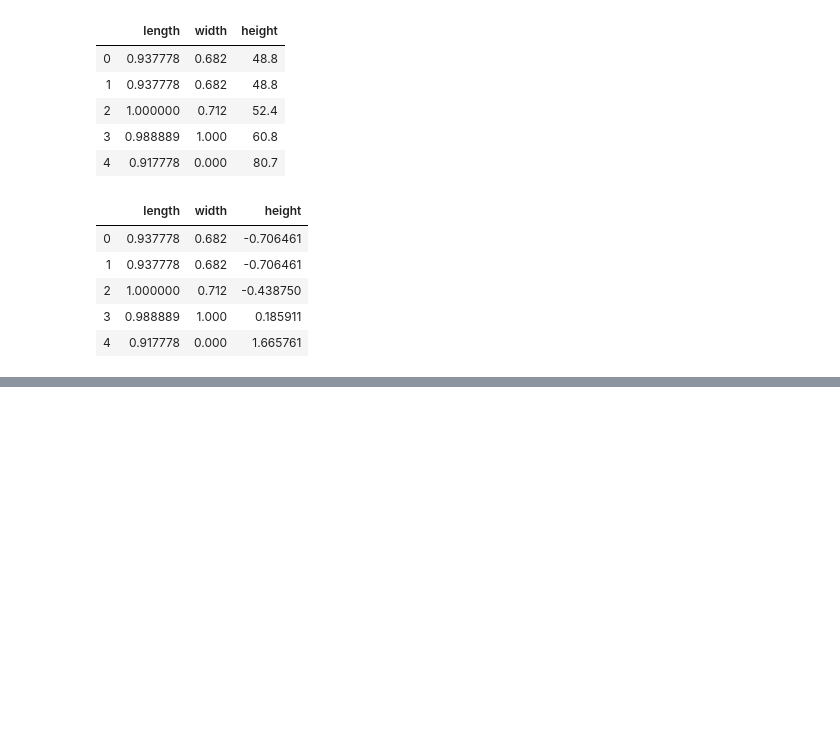
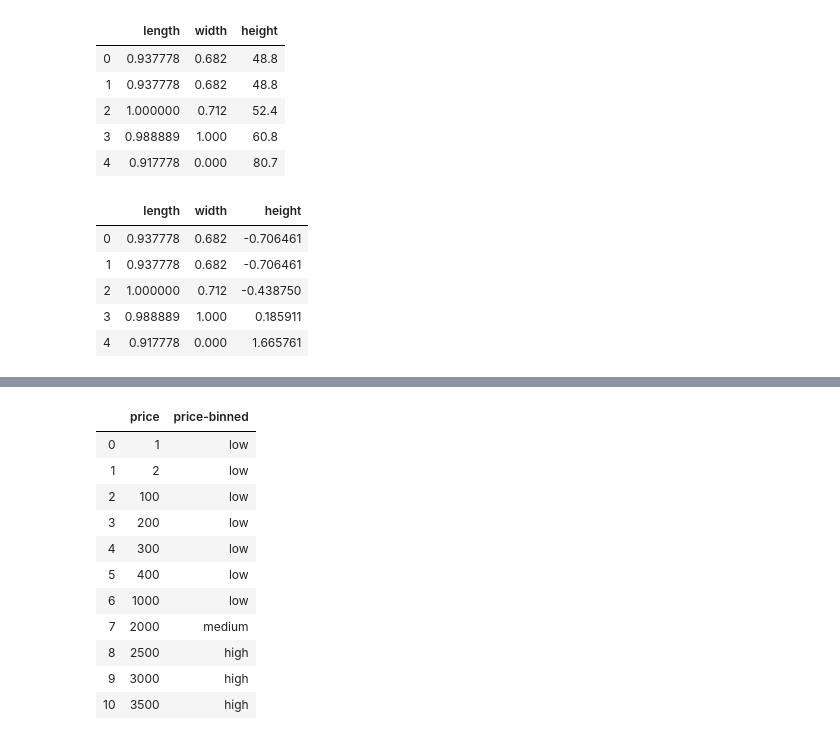
Before and after one commit to hahafael/IBM-s_data_science_course, a Jupyter notebook: Module 2 - Data Wrangling.ipynb, the cells around one changed output, grey strips where cells are left out. Saved outputs shown, nothing was run; the diff lists cells and outputs as text; code cells hidden in the pictures; blank space fills up the shorter version.

```diff
--- a/Module 2 - Data Wrangling.ipynb
+++ b/Module 2 - Data Wrangling.ipynb
@@ -277,0 +296,30 @@ norm_df
+# %%
+#Sometimes it can be useful to group a similiar range of numbers into a"bin",
+#and give a name to it. To do that, we do:
+
+
+bins = np.linspace(min(price["price"]), max(price["price"]),4)
+bins #generate 3 bins (or 3 groups, divisions...)
+
+bins_names = ["low", "medium", "high"]
+
+price["price-binned"] = pd.cut(price["price"], bins, labels = bins_names, include_lowest = True)
+
+'''From docs: Use cut when you need to segment and
+sort data values into bins. This function is also useful
+for going from a continuous variable to a categorical variable. '''
+
+price
+# %% [output]
+|  | price | price-binned |
+| 0 | 1 | low |
+| 1 | 2 | low |
+| 2 | 100 | low |
+| 3 | 200 | low |
+| 4 | 300 | low |
+| 5 | 400 | low |
+| 6 | 1000 | low |
+| 7 | 2000 | medium |
+| 8 | 2500 | high |
+| 9 | 3000 | high |
+| 10 | 3500 | high |
```
Also changed, not shown: parts of 11 cells of this notebook.
